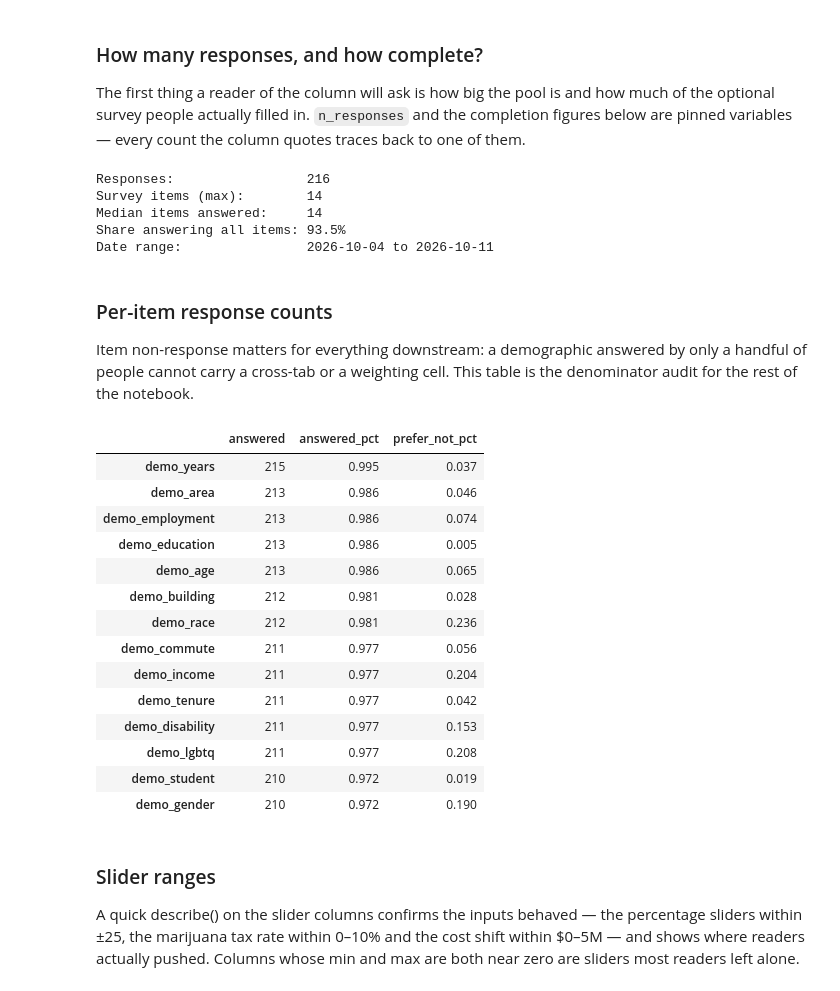
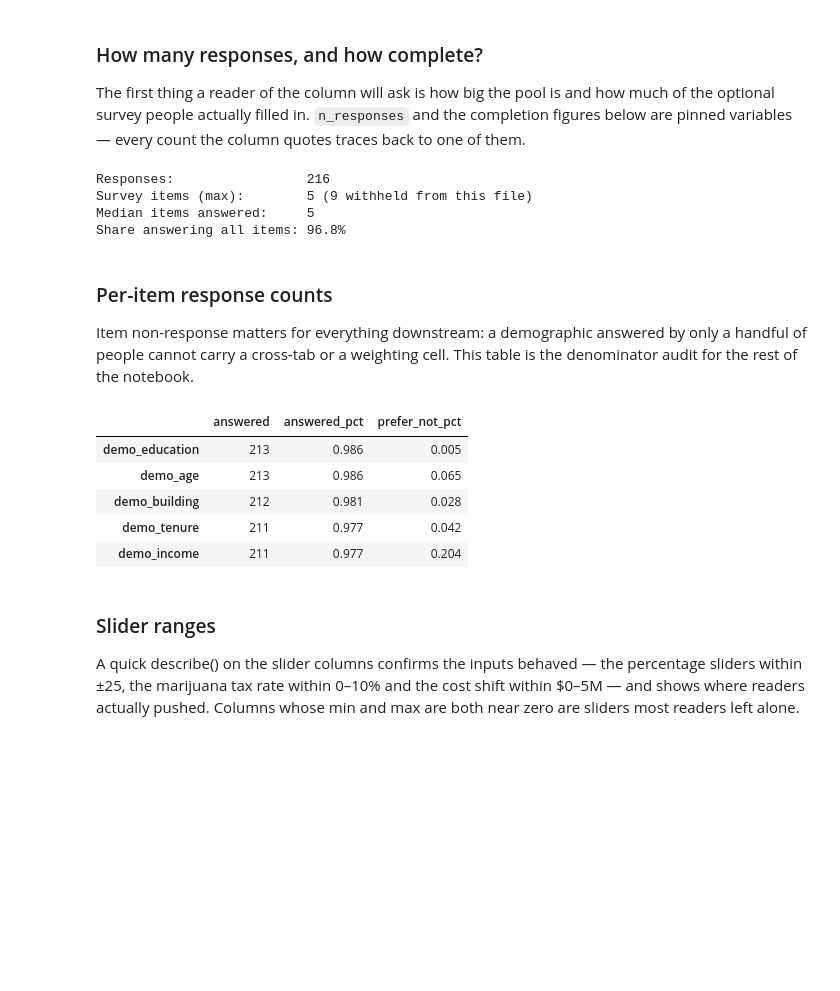
Before and after one commit to brianckeegan/charting-boulder, a Jupyter notebook: 2026-11-budget-tool/budget-survey-analysis.ipynb, the cells around one changed output. Drawn from its saved outputs; the diff is of its cells as text; code cells hidden in the pictures; blank space fills up the shorter version.

```diff
--- a/2026-11-budget-tool/budget-survey-analysis.ipynb
+++ b/2026-11-budget-tool/budget-survey-analysis.ipynb
@@ -55,7 +57,7 @@ import matplotlib.ticker as mtick
 RNG_SEED = 2026
 
 # --- Run configuration -------------------------------------------------------
-RESPONSES_CSV = 'responses.csv'       # the anonymous response export (see Libraries, above)
+RESPONSES_CSV = 'data/budget-survey-public.csv'   # the public file; or 'responses.csv', a private export (see Libraries)
 DROP_REPEATS = True                   # set aside a second budget from the same browser, as the column promised
 # %% [markdown]
 ## 1. Load the survey responses
@@ -317,52 +341,43 @@ The first thing a reader of the column will ask is how big the pool is and how m
 # %%
 n_responses = len(responses_df)
 
-# Completion: how many of the 14 survey items each respondent answered.
-answers_per_person_s = responses_df[DEMO_COLS].notna().sum(axis=1)
+# Completion: how many of the survey items in this file each respondent answered.
+answers_per_person_s = responses_df[DEMO_AVAILABLE].notna().sum(axis=1)
 median_answers = int(answers_per_person_s.median())
-pct_answered_all = (answers_per_person_s == len(DEMO_COLS)).mean()
+pct_answered_all = (answers_per_person_s == len(DEMO_AVAILABLE)).mean()
 
 print(f'Responses:                 {n_responses:,}')
-print(f'Survey items (max):        {len(DEMO_COLS)}')
+print(f'Survey items (max):        {len(DEMO_AVAILABLE)}' + (f' ({len(WITHHELD)} withheld from this file)' if WITHHELD else ''))
 print(f'Median items answered:     {median_answers}')
 print(f'Share answering all items: {pct_answered_all:.1%}')
-_local_s = responses_df['ts'].dt.tz_convert('America/Denver')   # Boulder time, as in the pinned numbers
-print(f'Date range:                {_local_s.min():%Y-%m-%d} to {_local_s.max():%Y-%m-%d}')
+if HAS_TS:
+    _local_s = responses_df['ts'].dt.tz_convert('America/Denver')   # Boulder time, as in the pinned numbers
+    print(f'Date range:                {_local_s.min():%Y-%m-%d} to {_local_s.max():%Y-%m-%d}')
 # %% [output]
 Responses:                 216
-Survey items (max):        14
-Median items answered:     14
-Share answering all items: 93.5%
-Date range:                2026-10-04 to 2026-10-11
+Survey items (max):        5 (9 withheld from this file)
+Median items answered:     5
+Share answering all items: 96.8%
 # %% [markdown]
 ### Per-item response counts
 
 Item non-response matters for everything downstream: a demographic answered by only a handful of people cannot carry a cross-tab or a weighting cell. This table is the denominator audit for the rest of the notebook.
 # %%
 item_counts_df = pd.DataFrame({
-    'answered': responses_df[DEMO_COLS].notna().sum(),
-    'answered_pct': responses_df[DEMO_COLS].notna().mean(),
-    'prefer_not_pct': (responses_df[DEMO_COLS] == 'Prefer not to say').mean(),
+    'answered': responses_df[DEMO_AVAILABLE].notna().sum(),
+    'answered_pct': responses_df[DEMO_AVAILABLE].notna().mean(),
+    'prefer_not_pct': (responses_df[DEMO_AVAILABLE] == 'Prefer not to say').mean(),
 })
 item_counts_df['answered_pct'] = item_counts_df['answered_pct'].round(3)
 item_counts_df['prefer_not_pct'] = item_counts_df['prefer_not_pct'].round(3)
 item_counts_df.sort_values('answered', ascending=False)
 # %% [output]
 |  | answered | answered_pct | prefer_not_pct |
-| demo_years | 215 | 0.995 | 0.037 |
-| demo_area | 213 | 0.986 | 0.046 |
-| demo_employment | 213 | 0.986 | 0.074 |
 | demo_education | 213 | 0.986 | 0.005 |
 | demo_age | 213 | 0.986 | 0.065 |
 | demo_building | 212 | 0.981 | 0.028 |
-| demo_race | 212 | 0.981 | 0.236 |
-| demo_commute | 211 | 0.977 | 0.056 |
+| demo_tenure | 211 | 0.977 | 0.042 |
 | demo_income | 211 | 0.977 | 0.204 |
-| demo_tenure | 211 | 0.977 | 0.042 |
-| demo_disability | 211 | 0.977 | 0.153 |
-| demo_lgbtq | 211 | 0.977 | 0.208 |
-| demo_student | 210 | 0.972 | 0.019 |
-| demo_gender | 210 | 0.972 | 0.190 |
 # %% [markdown]
 ### Slider ranges
 
```
Also changed, not shown: parts of 10 cells of this notebook, 8 other files.
